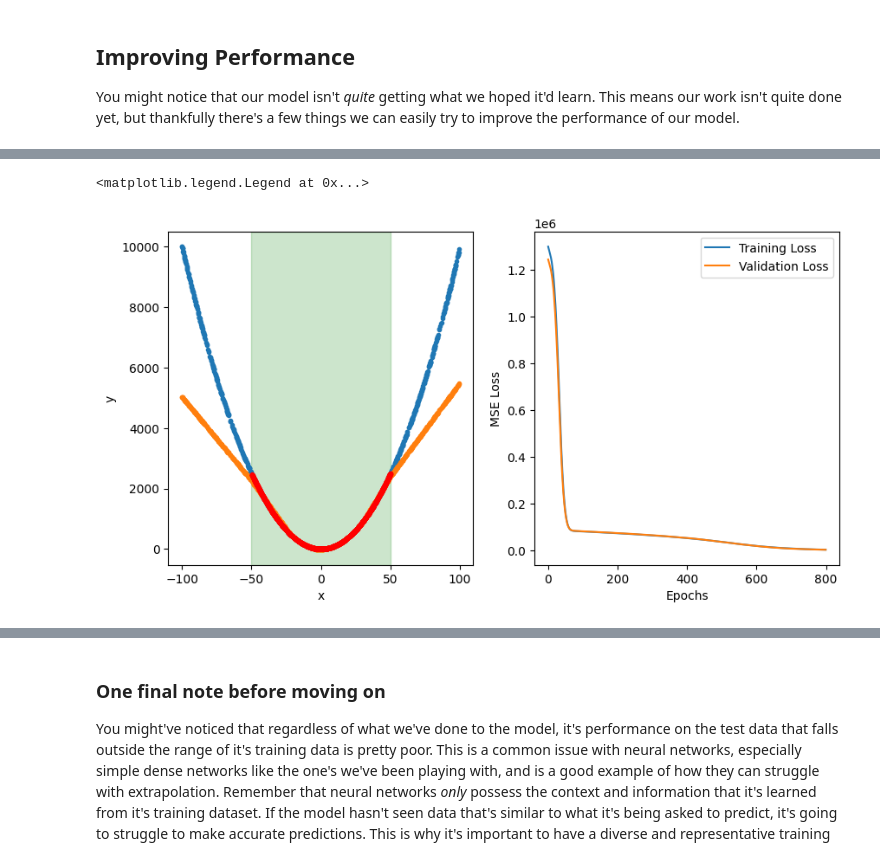
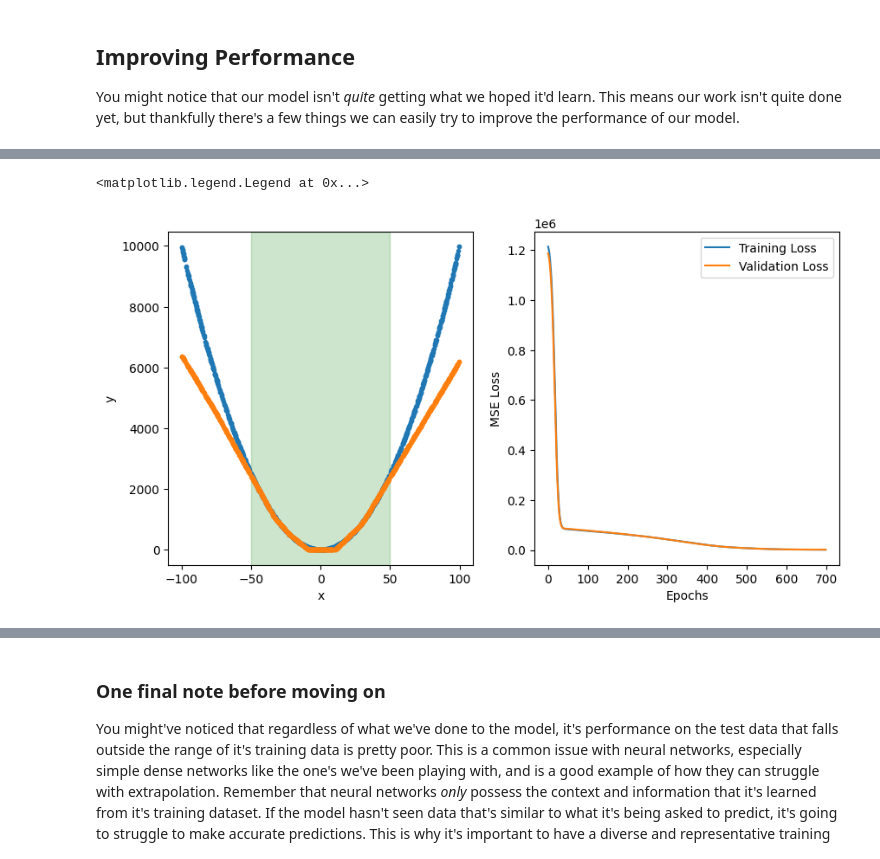
Before and after one commit to BNL-Fermilab-RENEW/tutorials_2025, a Jupyter notebook: DeepNeuralNetworks/DNN_with_answers.ipynb, the cells around one changed output, grey strips where cells are left out. Saved outputs shown, nothing was run; the diff lists cells and outputs as text; code cells hidden in the pictures.

```diff
--- a/DeepNeuralNetworks/DNN_with_answers.ipynb
+++ b/DeepNeuralNetworks/DNN_with_answers.ipynb
@@ -206,16 +304,16 @@ The units are just the number of points in the matrix of the dense layer.
 # %%
-model = Sequential()
-model.add(Input((1,))) # Set the input size and shape
-model.add(Dense(32)) # Dense layer, holds most of the parameters of the model
-model.add(ReLU()) #
-model.add(Dense(32))
-model.add(ReLU())
-model.add(Dense(1)) # Take the output of the dense layer and project it down into 1d.
+model_more_epochs = Sequential()
+model_more_epochs.add(Input((1,))) # Set the input size and shape
+model_more_epochs.add(Dense(8)) # Dense layer, holds most of the parameters of the model
+model_more_epochs.add(ReLU()) #
+model_more_epochs.add(Dense(8))
+model_more_epochs.add(ReLU())
+model_more_epochs.add(Dense(1)) # Take the output of the dense layer and project it down into 1d.
 
-model.compile(optimizer=Adam(),loss='mse')
-model.summary()
+model_more_epochs.compile(optimizer=Adam(),loss='mse')
+model_more_epochs.summary()
 
-hist = model.fit(x,y,validation_split=0.2,
-             epochs=800,
-             batch_size=256, verbose=0, callbacks=[TqdmCallback(verbose=1)])
+hist = model_more_epochs.fit(x,y,validation_split=0.2,
+             epochs=700,
+             batch_size=64, verbose=0, callbacks=[TqdmCallback(verbose=1)])
 # %% [output]
@@ -241,8 +346,8 @@ Model: "sequential_5"
 figure, subplots = plt.subplots(1, 2, figsize=(10,5))
 
 subplots[0].plot(x_test,y_test,".", label="Test Data")
-subplots[0].plot(x_test,model.predict(x_test), '.', label="Neural Network")
-subplots[0].plot(x,y, '.', label="Training Data", color="red")
+subplots[0].plot(x_test,model_more_epochs.predict(x_test), '.', label="Neural Network")
+#subplots[0].plot(x,y, '.', label="Training Data", color="red")
 subplots[0].axvspan(-(train_range/2), (train_range/2), color='green', alpha=0.2, label="Range of training data")
 subplots[0].set_xlabel('x')
 subplots[0].set_ylabel('y')
@@ -261,2 +366,2 @@ plt.legend()
 <matplotlib.legend.Legend at 0x...>
-[figure, old version]
+[figure, new version]
```
Also changed, not shown: parts of 22 cells of this notebook, 1 other file.
